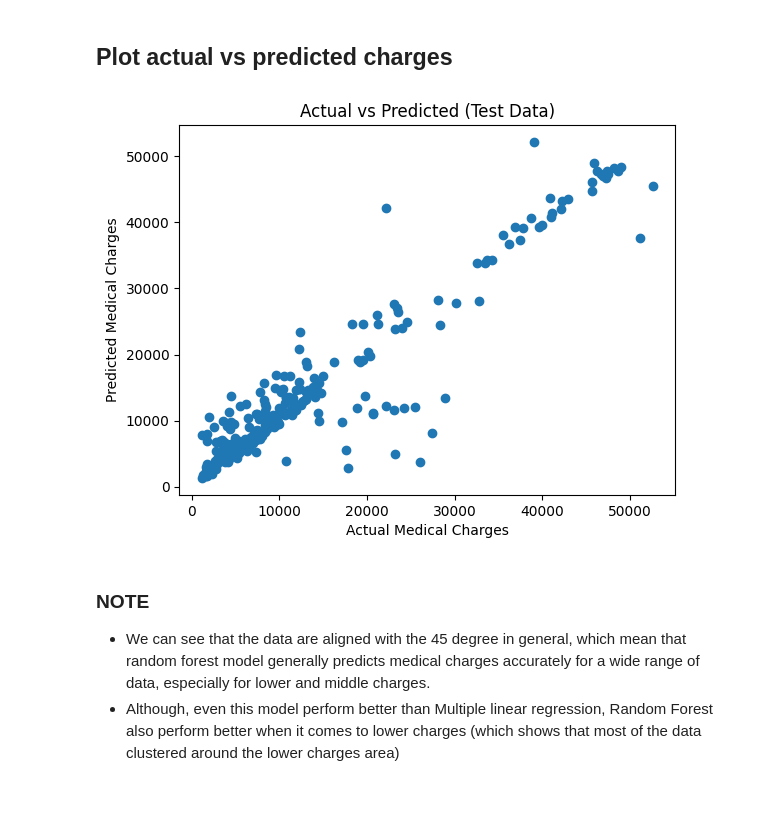
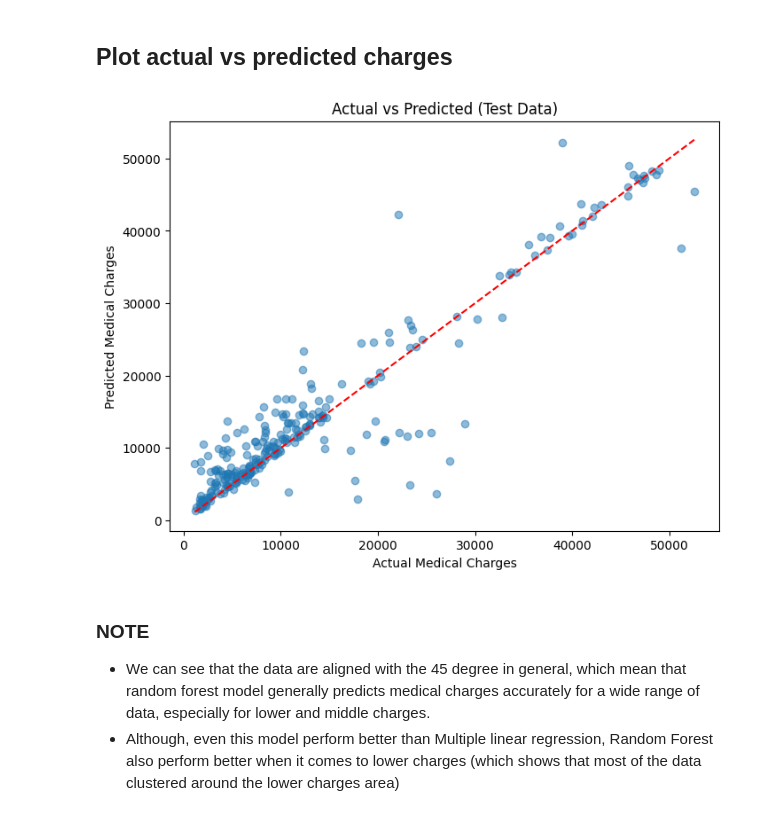
Before and after one commit to Snanskl/MedicalCost-analytic, a Jupyter notebook: RandomForest.ipynb, the cells around one changed output. Drawn from its saved outputs; the diff is of its cells as text; code cells hidden in the pictures.

```diff
--- a/RandomForest.ipynb
+++ b/RandomForest.ipynb
@@ -140,14 +140,21 @@ plt.show()
 # %% [markdown]
 ## Plot actual vs predicted charges
 # %%
-# Plot actual vs predicted for test data
-plt.scatter(y_test, y_pred)
+plt.figure(figsize=(8, 6))
+plt.scatter(y_test, y_pred, alpha=0.5)
+
+# Add a line for predictions
+min_val = min(min(y_test), min(y_pred))
+max_val = max(max(y_test), max(y_pred))
+plt.plot([min_val, max_val], [min_val, max_val], '--', color='red')
+
 plt.xlabel("Actual Medical Charges")
 plt.ylabel("Predicted Medical Charges")
 plt.title("Actual vs Predicted (Test Data)")
+
 plt.show()
 # %% [output]
-[figure, old version]
+[figure, new version]
 # %% [markdown]
 ### NOTE
 * We can see that the data are aligned with the 45 degree in general, which mean that random forest model generally predicts medical charges accurately for a wide range of data, especially for lower and middle charges.
```
